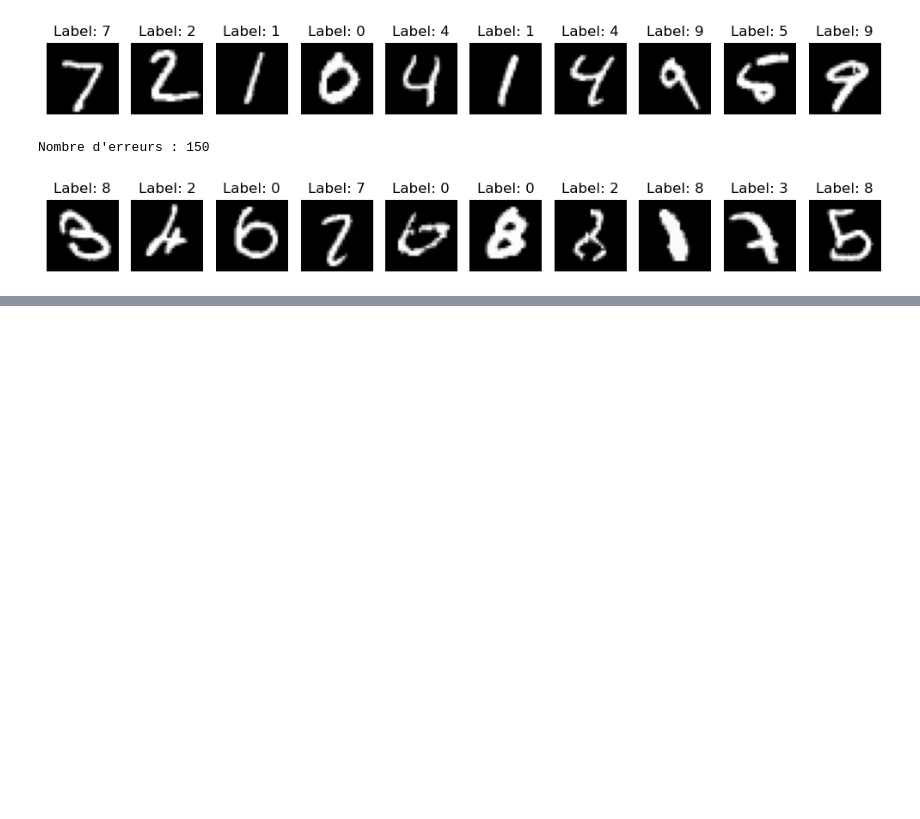
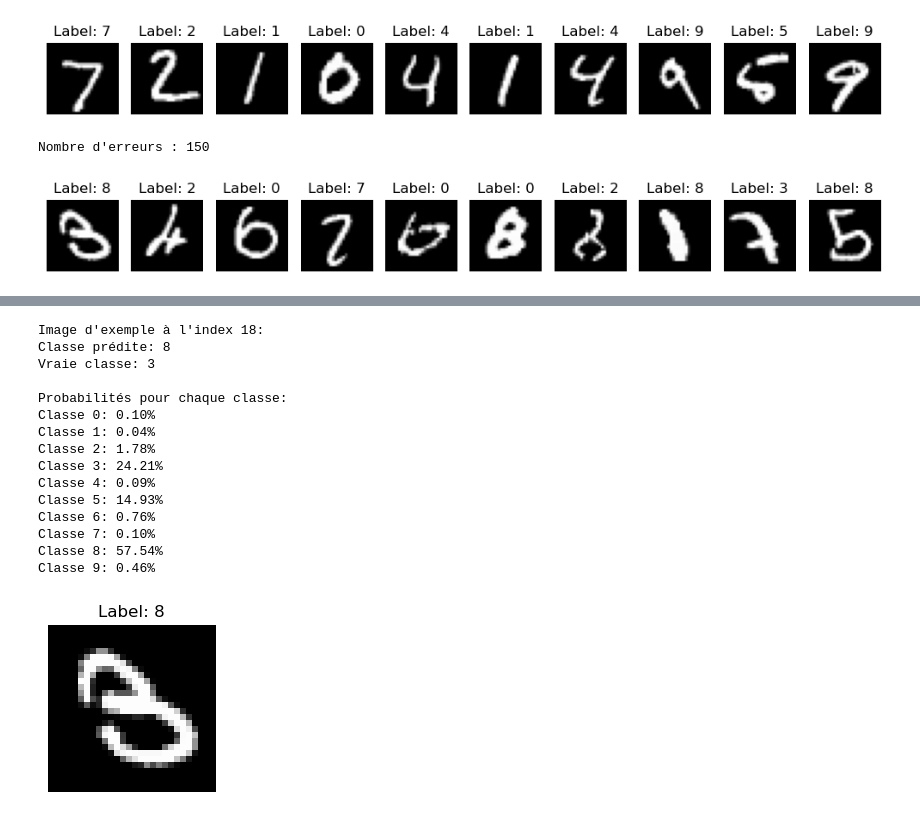
Before and after one commit to EstellePleinet/ML5, a Jupyter notebook: ML5_keras_J2.ipynb, the cells around one changed output, grey strips where cells are left out. Drawn from its saved outputs; the diff is of its cells as text; code cells hidden in the pictures; blank space fills up the shorter version.

```diff
--- a/ML5_keras_J2.ipynb
+++ b/ML5_keras_J2.ipynb
@@ -251,0 +294,33 @@ Nombre d'erreurs : 150
+# %%
+# On fait pareil pour l'une mal devinée :
+index_exemple = 0
+image_exemple = x_test[errors[index_exemple]:errors[index_exemple]+1]
+# Obtenir les probabilités pour cette image
+probabilites = model.predict(image_exemple, verbose=0)
+classe_predite = np.argmax(probabilites)
+print(f"Image d'exemple à l'index {errors[index_exemple]}:")
+print(f"Classe prédite: {classe_predite}")
+print(f"Vraie classe: {y_test[errors[index_exemple]]}")
+# Afficher toutes les probabilités pour cette prédiction
+print("\nProbabilités pour chaque classe:")
+for i, prob in enumerate(probabilites[0]):
+    print(f"Classe {i}: {prob*100:.2f}%")
+
+display_images(image_exemple, [classe_predite], n=1)
+# %% [output]
+Image d'exemple à l'index 18:
+Classe prédite: 8
+Vraie classe: 3
+
+Probabilités pour chaque classe:
+Classe 0: 0.10%
+Classe 1: 0.04%
+Classe 2: 1.78%
+Classe 3: 24.21%
+Classe 4: 0.09%
+Classe 5: 14.93%
+Classe 6: 0.76%
+Classe 7: 0.10%
+Classe 8: 57.54%
+Classe 9: 0.46%
+[figure, added]
```
Also changed, not shown: parts of 1 cell of this notebook.
